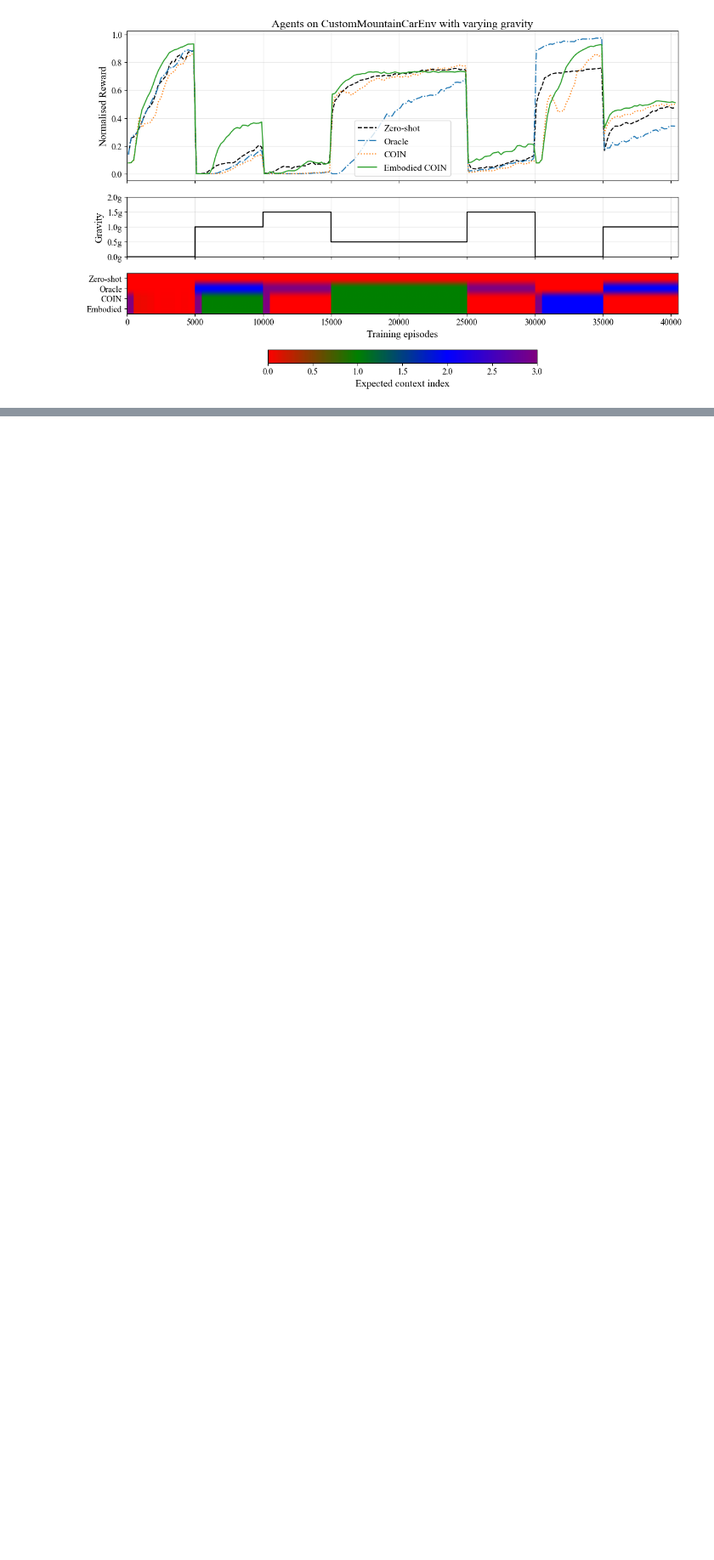
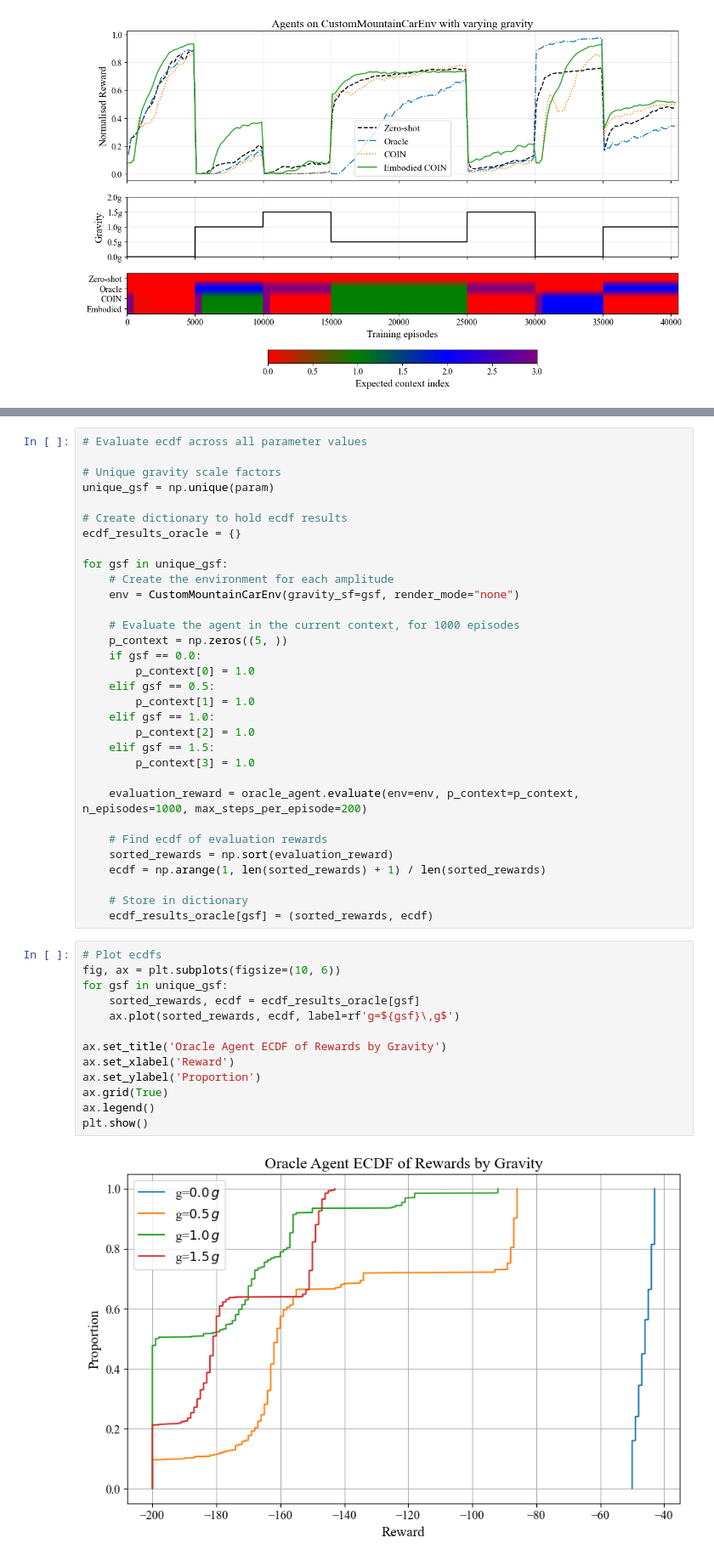
Before and after one commit to RichieRich2569/COINRL, a Jupyter notebook: new_figures.ipynb, the cells around one changed output, grey strips where cells are left out. Shown at 85% size. Drawn from its saved outputs; the diff is of its cells as text; blank space fills up the shorter version.

```diff
--- a/new_figures.ipynb
+++ b/new_figures.ipynb
@@ -1113,0 +1301,47 @@ plt.show()
+# %%
+# Evaluate ecdf across all parameter values
+
+# Unique gravity scale factors
+unique_gsf = np.unique(param)
+
+# Create dictionary to hold ecdf results
+ecdf_results_oracle = {}
+
+for gsf in unique_gsf:
+    # Create the environment for each amplitude
+    env = CustomMountainCarEnv(gravity_sf=gsf, render_mode="none")
+
+    # Evaluate the agent in the current context, for 1000 episodes
+    p_context = np.zeros((5, ))
+    if gsf == 0.0:
+        p_context[0] = 1.0
+    elif gsf == 0.5:
+        p_context[1] = 1.0
+    elif gsf == 1.0:
+        p_context[2] = 1.0
+    elif gsf == 1.5:
+        p_context[3] = 1.0
+
+    evaluation_reward = oracle_agent.evaluate(env=env, p_context=p_context, n_episodes=1000, max_steps_per_episode=200)
+
+    # Find ecdf of evaluation rewards
+    sorted_rewards = np.sort(evaluation_reward)
+    ecdf = np.arange(1, len(sorted_rewards) + 1) / len(sorted_rewards)
+
+    # Store in dictionary
+    ecdf_results_oracle[gsf] = (sorted_rewards, ecdf)
+# %%
+# Plot ecdfs
+fig, ax = plt.subplots(figsize=(10, 6))
+for gsf in unique_gsf:
+    sorted_rewards, ecdf = ecdf_results_oracle[gsf]
+    ax.plot(sorted_rewards, ecdf, label=rf'g=${gsf}\,g$')
+
+ax.set_title('Oracle Agent ECDF of Rewards by Gravity')
+ax.set_xlabel('Reward')
+ax.set_ylabel('Proportion')
+ax.grid(True)
+ax.legend()
+plt.show()
+# %% [output]
+[figure, added]
```
Also changed, not shown: parts of 7 cells of this notebook, 2 other files.
